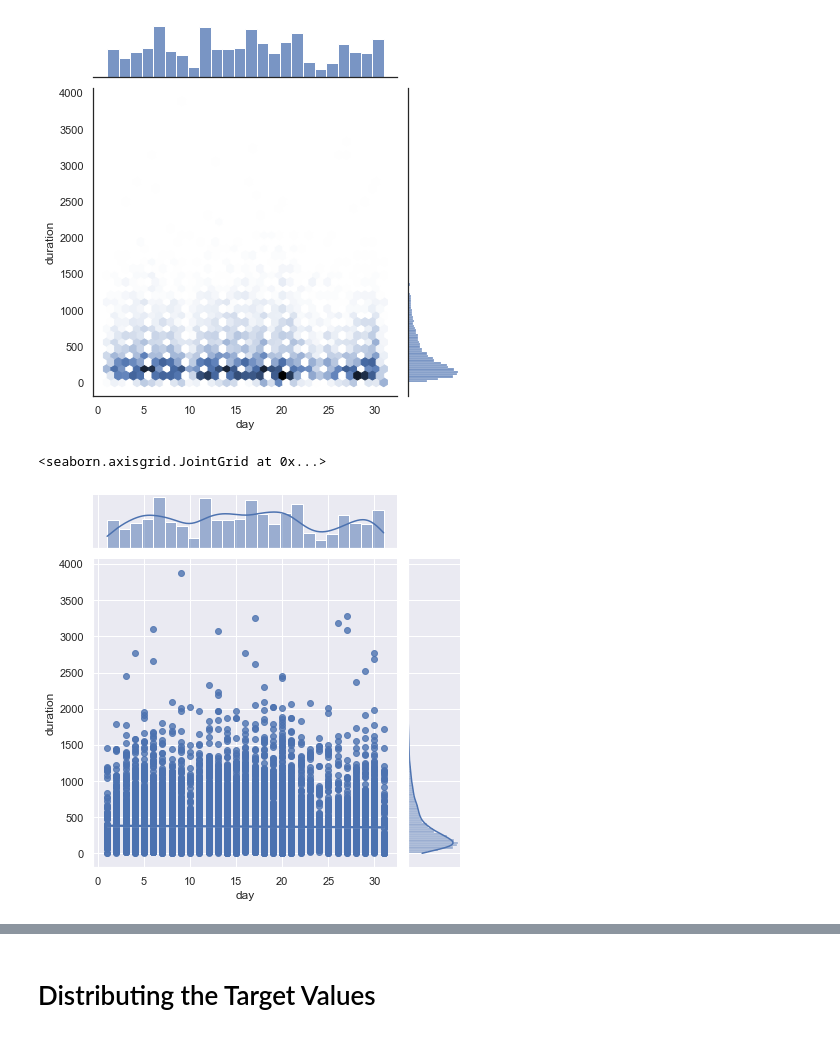
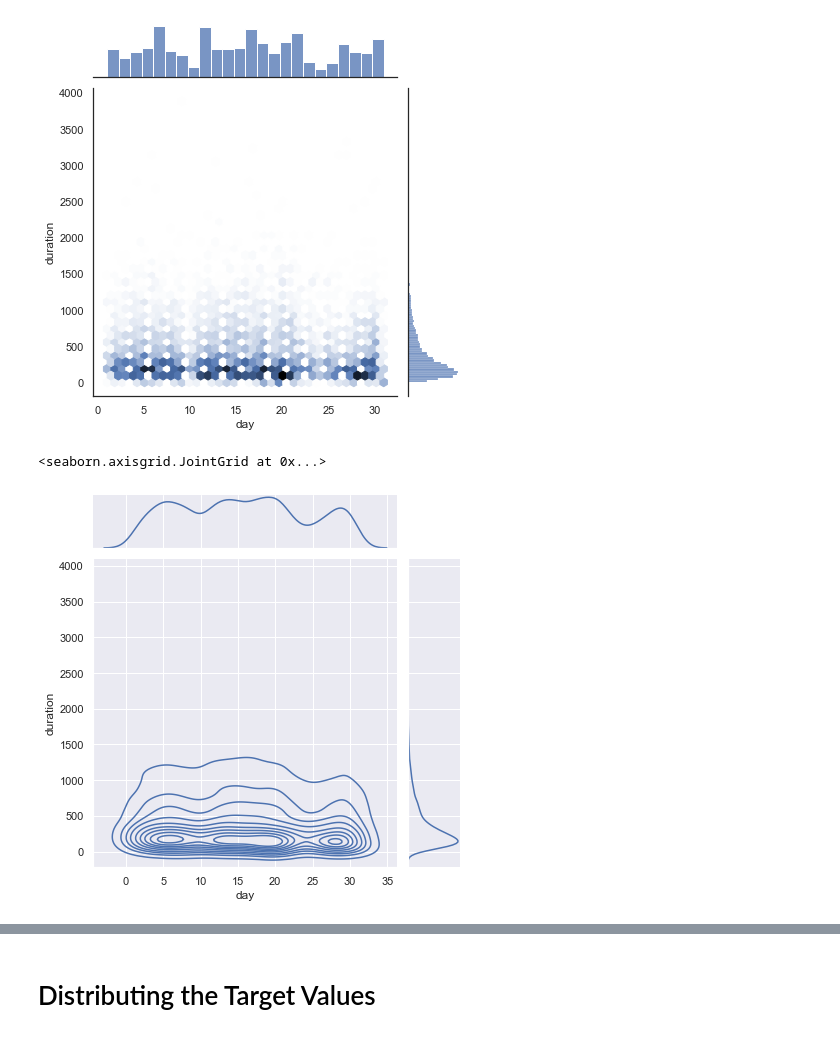
Before and after one commit to Ashraf-Khabar/bank-marketing-data-analysis, a Jupyter notebook: model/model.ipynb, the cells around one changed output, grey strips where cells are left out. Drawn from its saved outputs; the diff is of its cells as text; code cells hidden in the pictures.

```diff
--- a/model/model.ipynb
+++ b/model/model.ipynb
@@ -40,7 +40,7 @@ with sns.axes_style('white'):
 # %% [output]
 [figure]
 # %%
-sns.jointplot("day", "duration", data=df, kind='reg')
+sns.jointplot("day", "duration", data=df, kind='kde')
 # %% [output]
 <seaborn.axisgrid.JointGrid at 0x...>
-[figure, old version]
+[figure, new version]
```
Also changed, not shown: parts of 2 cells of this notebook.
